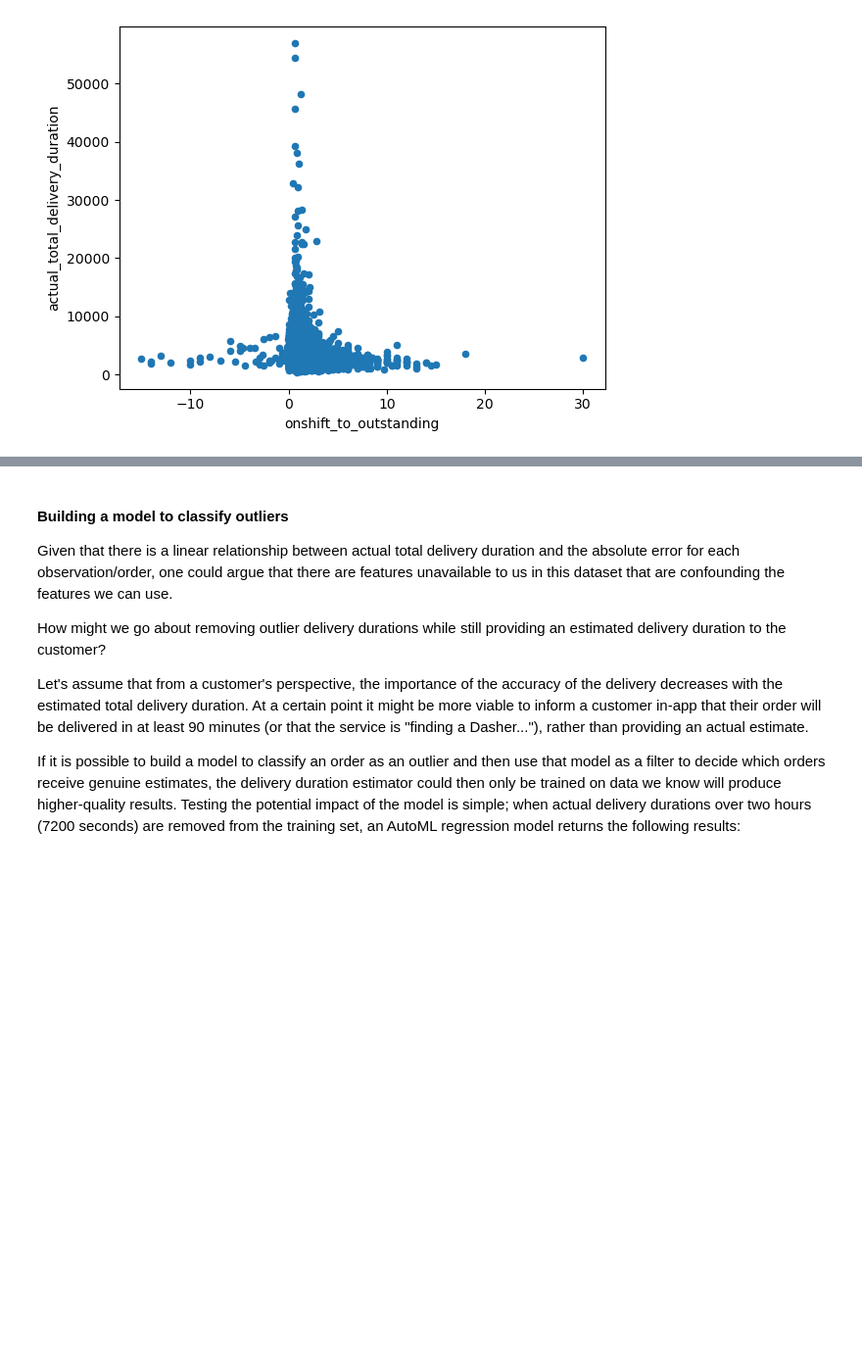
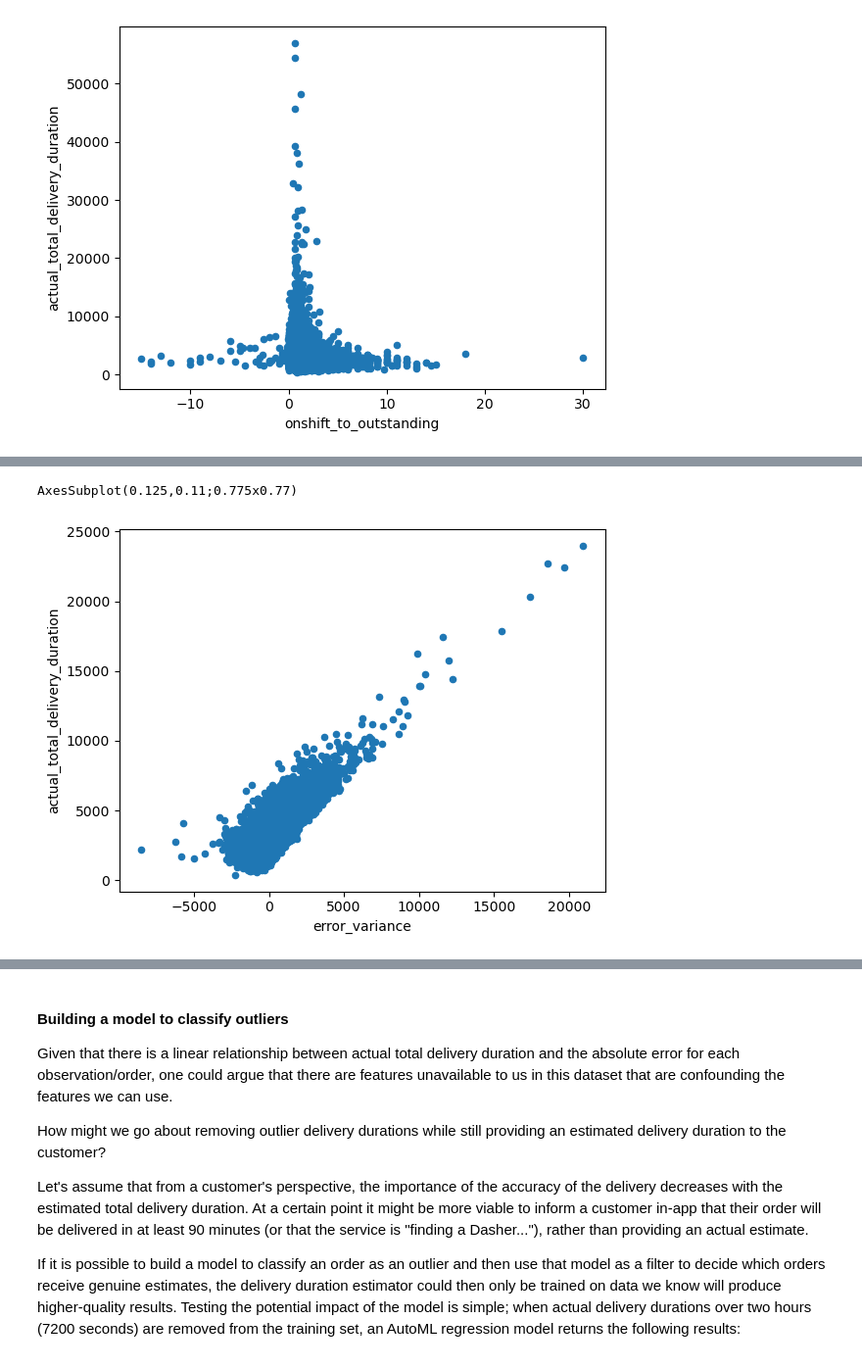
Before and after one commit to Tanag3r/stratascratch_projects, a Jupyter notebook: doordash_delivery_est/doordash_est.ipynb, the cells around one changed output, grey strips where cells are left out. Shown at 98% size. Saved outputs shown, nothing was run; the diff lists cells and outputs as text; code cells hidden in the pictures; blank space fills up the shorter version.

```diff
--- a/doordash_delivery_est/doordash_est.ipynb
+++ b/doordash_delivery_est/doordash_est.ipynb
@@ -775,0 +772,13 @@ Linear regression p-value: 0.0
+# %%
+model = auto_xgb_no_reduction[0]
+y_hat = model.predict(base_unscaled_train_test[1])
+error_train_df = base_unscaled_train_test[1].copy()
+error_train_df['yhat'] = y_hat.reshape(-1,1)
+error_train_df = error_train_df.join(train_df[['actual_total_delivery_duration']])
+error_train_df['error'] = error_train_df['actual_total_delivery_duration'] - error_train_df['yhat']
+error_train_df['error_variance'] = error_train_df['error'] - error_train_df['error'].mean()
+print(error_train_df.plot.scatter(x='error_variance',y='actual_total_delivery_duration'))
+#error_train_df = error_train_df.drop(columns=['yhat','error','error_variance'])
+# %% [output]
+AxesSubplot(0.125,0.11;0.775x0.77)
+[figure, added]
```
Also changed, not shown: parts of 14 cells of this notebook.
